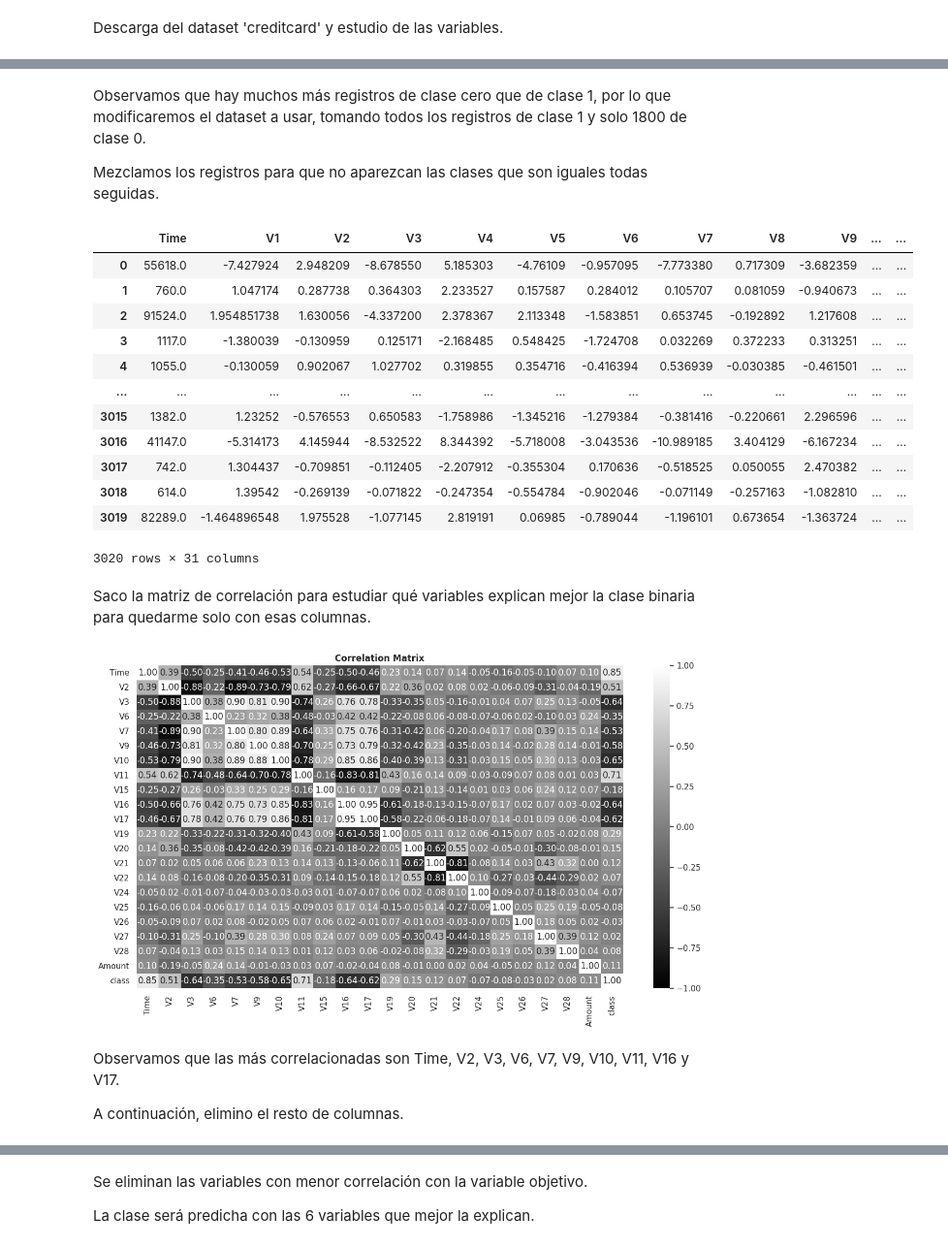
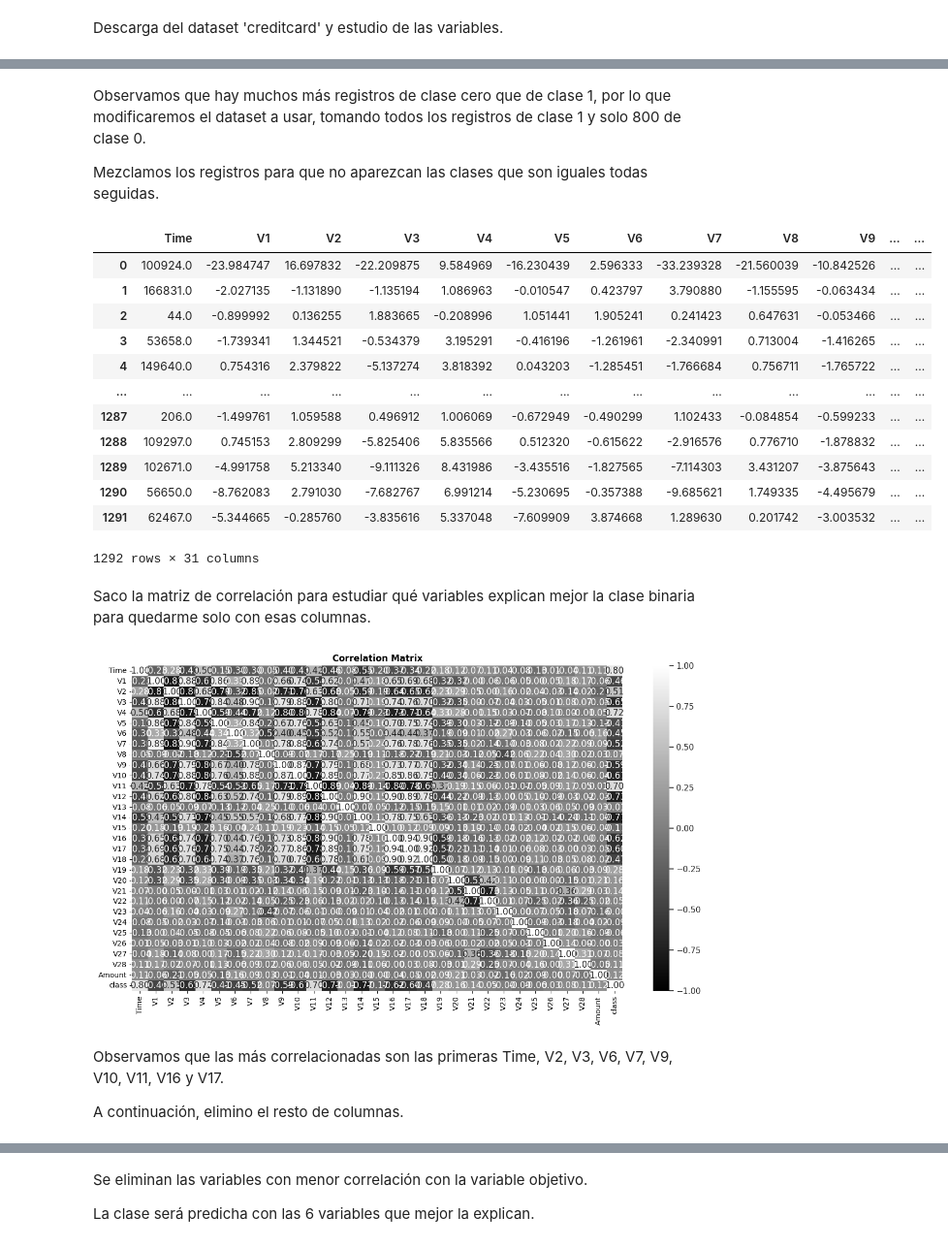
Before and after one commit to Ana-AlonsoCanizares/Quantum_computing4, a Jupyter notebook: SVM_classic_qc_Ana_Alonso.ipynb, the cells around one changed output, grey strips where cells are left out. Shown at 97% size. Drawn from its saved outputs; the diff is of its cells as text; code cells hidden in the pictures.

```diff
--- a/SVM_classic_qc_Ana_Alonso.ipynb
+++ b/SVM_classic_qc_Ana_Alonso.ipynb
@@ -89,30 +71,30 @@ df_nona.groupby("class").count()
 2 rows × 30 columns
 # %% [markdown]
-Observamos que hay muchos más registros de clase cero que de clase 1, por lo que modificaremos el dataset a usar, tomando todos los registros de clase 1 y solo 1800 de clase 0.
+Observamos que hay muchos más registros de clase cero que de clase 1, por lo que modificaremos el dataset a usar, tomando todos los registros de clase 1 y solo 800 de clase 0.
 
 Mezclamos los registros para que no aparezcan las clases que son iguales todas seguidas.
 # %%
 df_class1 = df_nona.loc[df_nona["class"] == 1.0]
 df_class0 = df_nona.loc[df_nona["class"] == 0.0]
-df_class0 = df_class0[0:1800]
+df_class0 = df_class0[0:800]
 df = pd.concat([df_class1, df_class0], axis=0)
 
 df = df.sample(frac=1).reset_index(drop=True)
 df
 # %% [output]
 |  | Time | V1 | V2 | V3 | V4 | V5 | V6 | V7 | V8 | V9 | ... | ... |
-| 0 | 55618.0 | -7.427924 | 2.948209 | -8.678550 | 5.185303 | -4.76109 | -0.957095 | -7.773380 | 0.717309 | -3.682359 | ... | ... |
-| 1 | 760.0 | 1.047174 | 0.287738 | 0.364303 | 2.233527 | 0.157587 | 0.284012 | 0.105707 | 0.081059 | -0.940673 | ... | ... |
-| 2 | 91524.0 | 1.954851738 | 1.630056 | -4.337200 | 2.378367 | 2.113348 | -1.583851 | 0.653745 | -0.192892 | 1.217608 | ... | ... |
-| 3 | 1117.0 | -1.380039 | -0.130959 | 0.125171 | -2.168485 | 0.548425 | -1.724708 | 0.032269 | 0.372233 | 0.313251 | ... | ... |
-| 4 | 1055.0 | -0.130059 | 0.902067 | 1.027702 | 0.319855 | 0.354716 | -0.416394 | 0.536939 | -0.030385 | -0.461501 | ... | ... |
+| 0 | 100924.0 | -23.984747 | 16.697832 | -22.209875 | 9.584969 | -16.230439 | 2.596333 | -33.239328 | -21.560039 | -10.842526 | ... | ... |
+| 1 | 166831.0 | -2.027135 | -1.131890 | -1.135194 | 1.086963 | -0.010547 | 0.423797 | 3.790880 | -1.155595 | -0.063434 | ... | ... |
+| 2 | 44.0 | -0.899992 | 0.136255 | 1.883665 | -0.208996 | 1.051441 | 1.905241 | 0.241423 | 0.647631 | -0.053466 | ... | ... |
+| 3 | 53658.0 | -1.739341 | 1.344521 | -0.534379 | 3.195291 | -0.416196 | -1.261961 | -2.340991 | 0.713004 | -1.416265 | ... | ... |
+| 4 | 149640.0 | 0.754316 | 2.379822 | -5.137274 | 3.818392 | 0.043203 | -1.285451 | -1.766684 | 0.756711 | -1.765722 | ... | ... |
 | ... | ... | ... | ... | ... | ... | ... | ... | ... | ... | ... | ... | ... |
-| 3015 | 1382.0 | 1.23252 | -0.576553 | 0.650583 | -1.758986 | -1.345216 | -1.279384 | -0.381416 | -0.220661 | 2.296596 | ... | ... |
-| 3016 | 41147.0 | -5.314173 | 4.145944 | -8.532522 | 8.344392 | -5.718008 | -3.043536 | -10.989185 | 3.404129 | -6.167234 | ... | ... |
-| 3017 | 742.0 | 1.304437 | -0.709851 | -0.112405 | -2.207912 | -0.355304 | 0.170636 | -0.518525 | 0.050055 | 2.470382 | ... | ... |
-| 3018 | 614.0 | 1.39542 | -0.269139 | -0.071822 | -0.247354 | -0.554784 | -0.902046 | -0.071149 | -0.257163 | -1.082810 | ... | ... |
-| 3019 | 82289.0 | -1.464896548 | 1.975528 | -1.077145 | 2.819191 | 0.06985 | -0.789044 | -1.196101 | 0.673654 | -1.363724 | ... | ... |
+| 1287 | 206.0 | -1.499761 | 1.059588 | 0.496912 | 1.006069 | -0.672949 | -0.490299 | 1.102433 | -0.084854 | -0.599233 | ... | ... |
+| 1288 | 109297.0 | 0.745153 | 2.809299 | -5.825406 | 5.835566 | 0.512320 | -0.615622 | -2.916576 | 0.776710 | -1.878832 | ... | ... |
+| 1289 | 102671.0 | -4.991758 | 5.213340 | -9.111326 | 8.431986 | -3.435516 | -1.827565 | -7.114303 | 3.431207 | -3.875643 | ... | ... |
+| 1290 | 56650.0 | -8.762083 | 2.791030 | -7.682767 | 6.991214 | -5.230695 | -0.357388 | -9.685621 | 1.749335 | -4.495679 | ... | ... |
+| 1291 | 62467.0 | -5.344665 | -0.285760 | -3.835616 | 5.337048 | -7.609909 | 3.874668 | 1.289630 | 0.201742 | -3.003532 | ... | ... |
-3020 rows × 31 columns
+1292 rows × 31 columns
 # %% [markdown]
 Saco la matriz de correlación para estudiar qué variables explican mejor la clase binaria para quedarme solo con esas columnas.
 # %%
@@ -124,9 +106,9 @@ sbn.heatmap(df_corr, vmin=-1, vmax=1, annot=True, cmap='gray', fmt=".2f");
 ax.set_title('Correlation Matrix', weight='bold')
 plt.show()
 # %% [output]
-[figure, old version]
+[figure, new version]
 # %% [markdown]
-Observamos que las más correlacionadas son Time, V2, V3, V6, V7, V9, V10, V11, V16 y V17.
+Observamos que las más correlacionadas son las primeras Time, V2, V3, V6, V7, V9, V10, V11, V16 y V17.
 
 A continuación, elimino el resto de columnas.
 # %%
```
Also changed, not shown: parts of 48 cells of this notebook.
